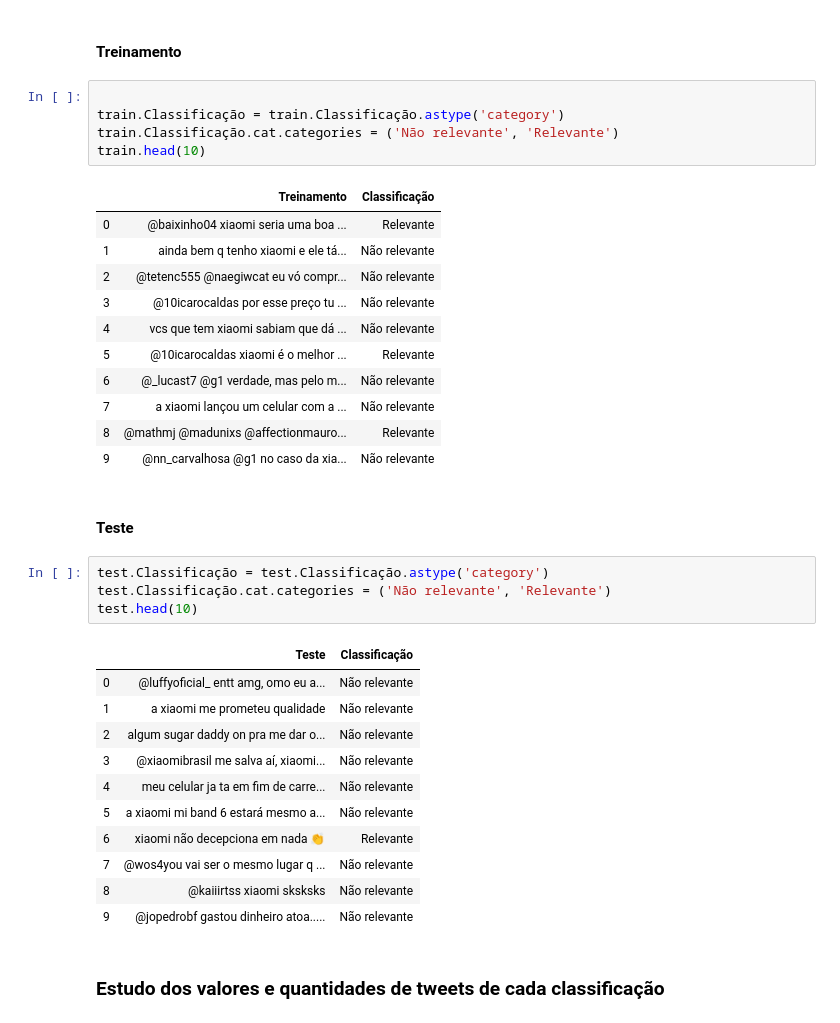
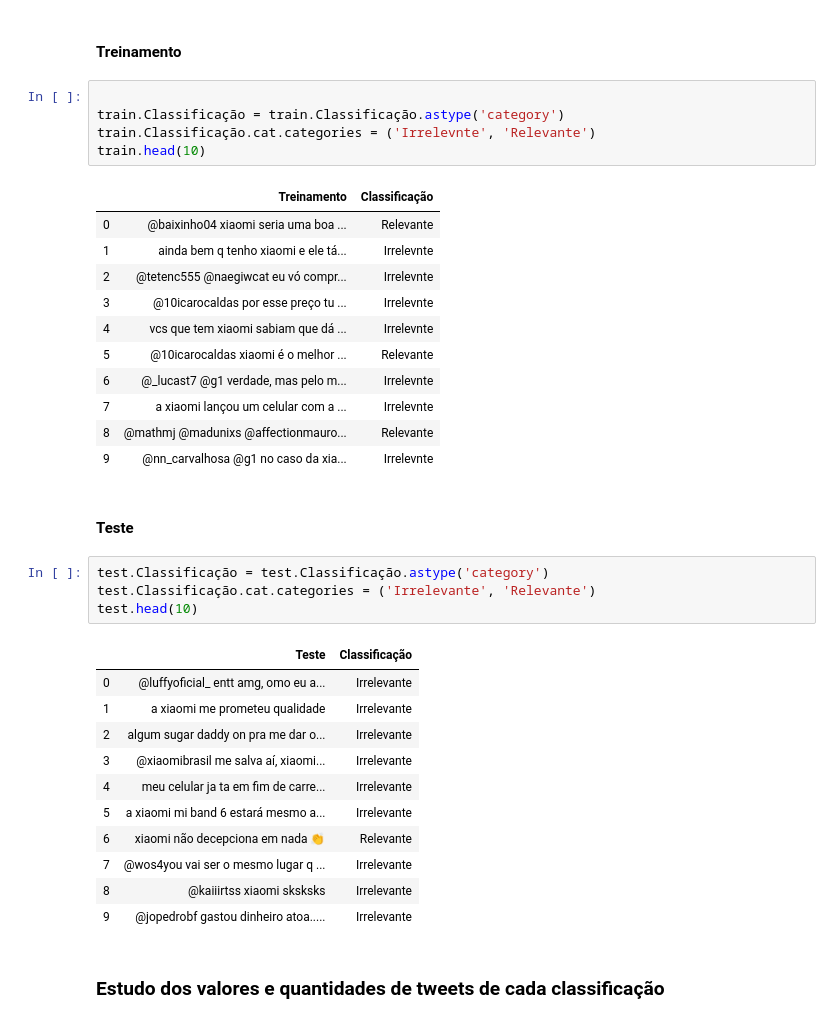
Before and after one commit to gustavopc3/P1-CD21-1, a Jupyter notebook: Projeto1_Layout_Classificador.ipynb, the cells around one changed output. Saved outputs shown, nothing was run; the diff lists cells and outputs as text.

```diff
--- a/Projeto1_Layout_Classificador.ipynb
+++ b/Projeto1_Layout_Classificador.ipynb
@@ -52,38 +52,38 @@ test.head(5)
 # %%
 
 train.Classificação = train.Classificação.astype('category')
-train.Classificação.cat.categories = ('Não relevante', 'Relevante')
+train.Classificação.cat.categories = ('Irrelevnte', 'Relevante')
 train.head(10)
 # %% [output]
 |  | Treinamento | Classificação |
 | 0 | @baixinho04 xiaomi seria uma boa ... | Relevante |
-| 1 | ainda bem q tenho xiaomi e ele tá... | Não relevante |
-| 2 | @tetenc555 @naegiwcat eu vó compr... | Não relevante |
-| 3 | @10icarocaldas por esse preço tu ... | Não relevante |
-| 4 | vcs que tem xiaomi sabiam que dá ... | Não relevante |
+| 1 | ainda bem q tenho xiaomi e ele tá... | Irrelevnte |
+| 2 | @tetenc555 @naegiwcat eu vó compr... | Irrelevnte |
+| 3 | @10icarocaldas por esse preço tu ... | Irrelevnte |
+| 4 | vcs que tem xiaomi sabiam que dá ... | Irrelevnte |
 | 5 | @10icarocaldas xiaomi é o melhor ... | Relevante |
-| 6 | @_lucast7 @g1 verdade, mas pelo m... | Não relevante |
-| 7 | a xiaomi lançou um celular com a ... | Não relevante |
+| 6 | @_lucast7 @g1 verdade, mas pelo m... | Irrelevnte |
+| 7 | a xiaomi lançou um celular com a ... | Irrelevnte |
 | 8 | @mathmj @madunixs @affectionmauro... | Relevante |
-| 9 | @nn_carvalhosa @g1 no caso da xia... | Não relevante |
+| 9 | @nn_carvalhosa @g1 no caso da xia... | Irrelevnte |
 # %% [markdown]
 #### Teste
 # %%
 test.Classificação = test.Classificação.astype('category')
-test.Classificação.cat.categories = ('Não relevante', 'Relevante')
+test.Classificação.cat.categories = ('Irrelevante', 'Relevante')
 test.head(10)
 # %% [output]
 |  | Teste | Classificação |
-| 0 | @luffyoficial_ entt amg, omo eu a... | Não relevante |
-| 1 | a xiaomi me prometeu qualidade | Não relevante |
-| 2 | algum sugar daddy on pra me dar o... | Não relevante |
-| 3 | @xiaomibrasil me salva aí, xiaomi... | Não relevante |
-| 4 | meu celular ja ta em fim de carre... | Não relevante |
-| 5 | a xiaomi mi band 6 estará mesmo a... | Não relevante |
+| 0 | @luffyoficial_ entt amg, omo eu a... | Irrelevante |
+| 1 | a xiaomi me prometeu qualidade | Irrelevante |
+| 2 | algum sugar daddy on pra me dar o... | Irrelevante |
+| 3 | @xiaomibrasil me salva aí, xiaomi... | Irrelevante |
+| 4 | meu celular ja ta em fim de carre... | Irrelevante |
+| 5 | a xiaomi mi band 6 estará mesmo a... | Irrelevante |
 | 6 | xiaomi não decepciona em nada 👏 | Relevante |
-| 7 | @wos4you vai ser o mesmo lugar q ... | Não relevante |
-| 8 | @kaiiirtss xiaomi sksksks | Não relevante |
-| 9 | @jopedrobf gastou dinheiro atoa..... | Não relevante |
+| 7 | @wos4you vai ser o mesmo lugar q ... | Irrelevante |
+| 8 | @kaiiirtss xiaomi sksksks | Irrelevante |
+| 9 | @jopedrobf gastou dinheiro atoa..... | Irrelevante |
 # %% [markdown]
 ### Estudo dos valores e quantidades de tweets de cada classificação
 # %% [markdown]
```
Also changed, not shown: parts of 22 cells of this notebook.
